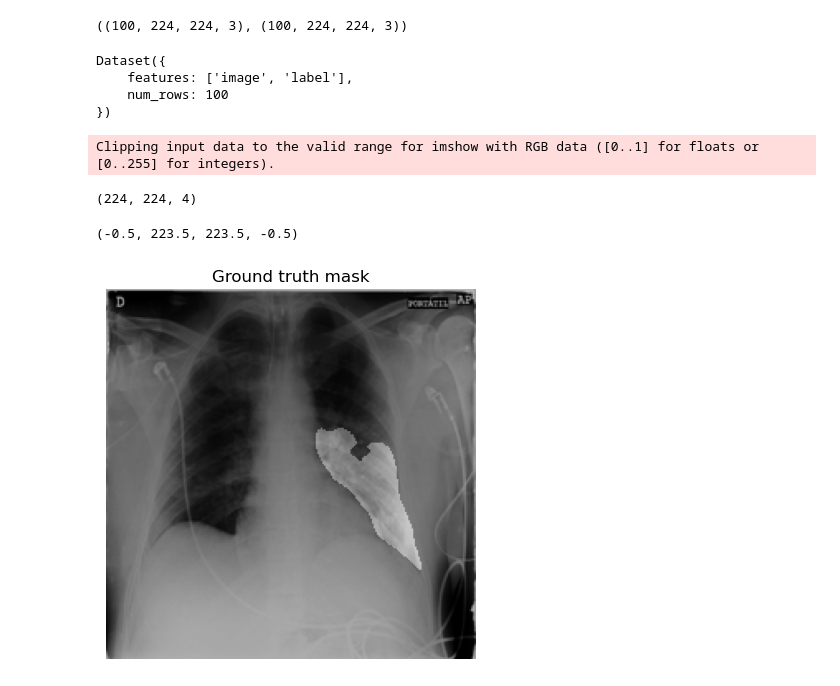
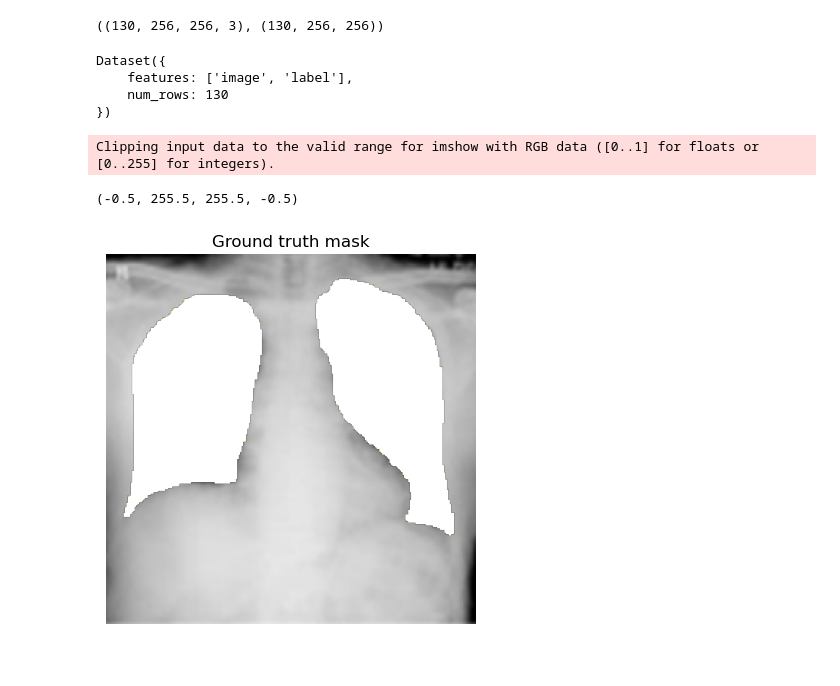
Before and after one commit to oliverc1623/cahsi-project, a Jupyter notebook: qata-covid19-sam-finetune.ipynb, the cells around one changed output. Saved outputs shown, nothing was run; the diff lists cells and outputs as text; code cells hidden in the pictures.

```diff
--- a/qata-covid19-sam-finetune.ipynb
+++ b/qata-covid19-sam-finetune.ipynb
@@ -26,20 +26,20 @@ def show_mask(mask, ax, random_color=False):
     if random_color:
         color = np.concatenate([np.random.random(3), np.array([0.6])], axis=0)
     else:
-        color = np.array([30/255, 144/255, 255/255, 0.7])
-    image_alpha = np.dstack((mask, np.zeros((224, 224)) + 0.5)) * color
-    print(image_alpha.shape)
-    ax.imshow(image_alpha)
+        color = np.array([30/255, 144/255, 255/255, 0.6])
+    h, w = mask.shape[-2:]
+    mask_image = mask.reshape(h, w, 1) * color.reshape(1, 1, -1)
+    ax.imshow(mask_image)
 # %%
 train_filelist_xray = sorted(glob.glob('datasets/QaTa-COV19/QaTa-COV19-v2/Train Set/Images/*.png'), key=numericalSort)
-x_train = np.array([np.array(PIL.Image.open(file_xray).convert("RGB")) for file_xray in train_filelist_xray[:100]])
+x_train = np.array([np.array(PIL.Image.open(file_xray).convert("RGB").resize((256, 256), PIL.Image.BILINEAR)) for file_xray in train_filelist_xray[:130]])
 
 masks = sorted(glob.glob('datasets/QaTa-COV19/QaTa-COV19-v2/Train Set/Ground-truths/*.png'), key=numericalSort)
-y_train = np.array([np.array(PIL.Image.open(m).convert("RGB")) for m in masks[:100]])
+y_train = np.array([np.array(PIL.Image.open(m).resize((256, 256), PIL.Image.BILINEAR)) for m in masks[:130]])
 # %%
 x_train.shape, y_train.shape
 # %% [output]
-((100, 224, 224, 3), (100, 224, 224, 3))
+((130, 256, 256, 3), (130, 256, 256))
 # %%
 dataset = create_dataset(x_train, y_train)
 # %%
@@ -47,20 +47,20 @@ dataset
 # %% [output]
 Dataset({
     features: ['image', 'label'],
-    num_rows: 100
+    num_rows: 130
 })
 # %%
-image = dataset[74]["image"]
+example = dataset[3]
+image = example["image"]
 
 fig, axes = plt.subplots()
 axes.imshow(np.array(image))
 
-ground_truth_seg = np.array(dataset[74]["label"])
+ground_truth_seg = np.array(example["label"])
 show_mask(ground_truth_seg, axes, True)
 axes.title.set_text(f"Ground truth mask")
 axes.axis("off")
 # %% [output]
 Clipping input data to the valid range for imshow with RGB data ([0..1] for floats or [0..255] for integers).
-(224, 224, 4)
+(-0.5, 255.5, 255.5, -0.5)
-(-0.5, 223.5, 223.5, -0.5)
-[figure, old version]
+[figure, new version]
```
Also changed, not shown: parts of 13 cells of this notebook.
